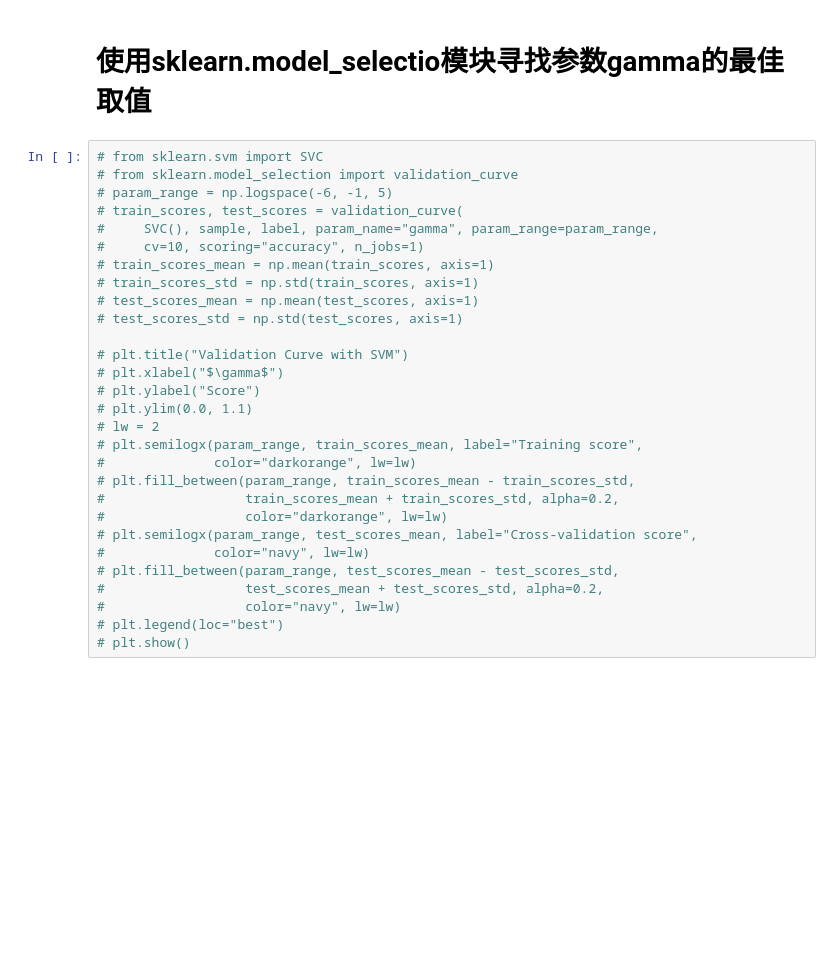
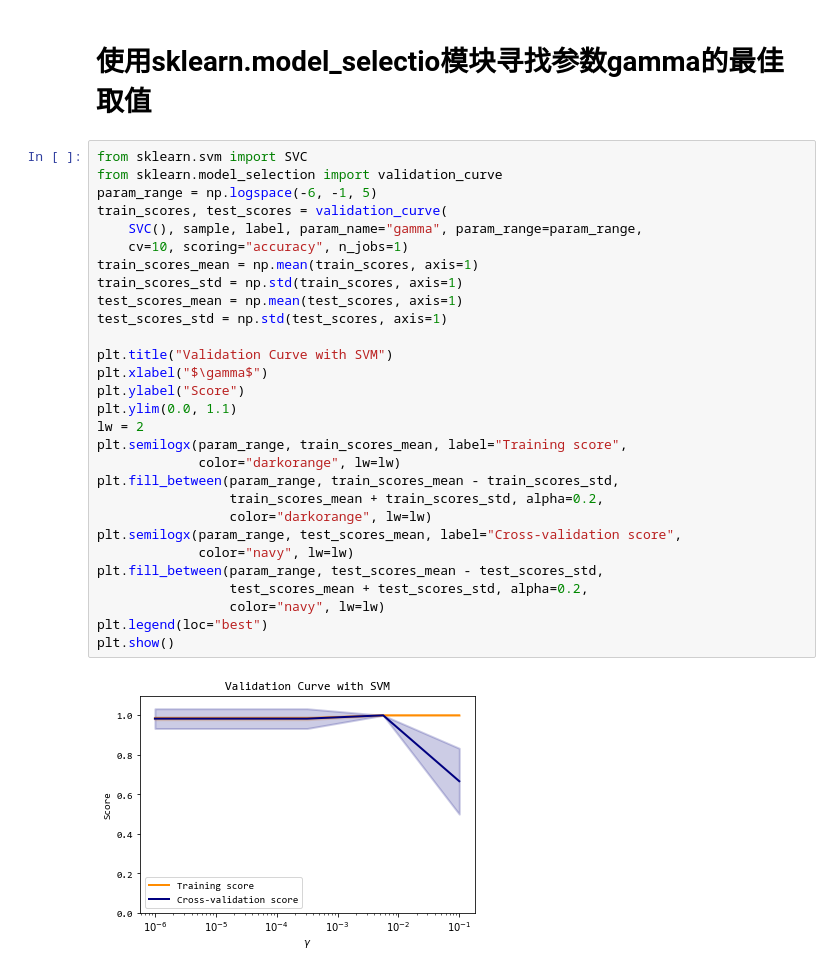
Before and after one commit to korewayume/MLCookbook, a Jupyter notebook: notebooks/SVC.ipynb, the cells around one changed output. Cells and saved outputs as stored; diff of their text form; blank space fills up the shorter version.

```diff
--- a/notebooks/SVC.ipynb
+++ b/notebooks/SVC.ipynb
@@ -68,31 +68,33 @@ array(['a'],
 # %% [markdown]
 # 使用sklearn.model_selectio模块寻找参数gamma的最佳取值
 # %%
-# from sklearn.svm import SVC
-# from sklearn.model_selection import validation_curve
-# param_range = np.logspace(-6, -1, 5)
-# train_scores, test_scores = validation_curve(
-#     SVC(), sample, label, param_name="gamma", param_range=param_range,
-#     cv=10, scoring="accuracy", n_jobs=1)
-# train_scores_mean = np.mean(train_scores, axis=1)
-# train_scores_std = np.std(train_scores, axis=1)
-# test_scores_mean = np.mean(test_scores, axis=1)
-# test_scores_std = np.std(test_scores, axis=1)
+from sklearn.svm import SVC
+from sklearn.model_selection import validation_curve
+param_range = np.logspace(-6, -1, 5)
+train_scores, test_scores = validation_curve(
+    SVC(), sample, label, param_name="gamma", param_range=param_range,
+    cv=10, scoring="accuracy", n_jobs=1)
+train_scores_mean = np.mean(train_scores, axis=1)
+train_scores_std = np.std(train_scores, axis=1)
+test_scores_mean = np.mean(test_scores, axis=1)
+test_scores_std = np.std(test_scores, axis=1)
 
-# plt.title("Validation Curve with SVM")
-# plt.xlabel("$\gamma$")
-# plt.ylabel("Score")
-# plt.ylim(0.0, 1.1)
-# lw = 2
-# plt.semilogx(param_range, train_scores_mean, label="Training score",
-#              color="darkorange", lw=lw)
-# plt.fill_between(param_range, train_scores_mean - train_scores_std,
-#                  train_scores_mean + train_scores_std, alpha=0.2,
-#                  color="darkorange", lw=lw)
-# plt.semilogx(param_range, test_scores_mean, label="Cross-validation score",
-#              color="navy", lw=lw)
-# plt.fill_between(param_range, test_scores_mean - test_scores_std,
-#                  test_scores_mean + test_scores_std, alpha=0.2,
-#                  color="navy", lw=lw)
-# plt.legend(loc="best")
-# plt.show()
+plt.title("Validation Curve with SVM")
+plt.xlabel("$\gamma$")
+plt.ylabel("Score")
+plt.ylim(0.0, 1.1)
+lw = 2
+plt.semilogx(param_range, train_scores_mean, label="Training score",
+             color="darkorange", lw=lw)
+plt.fill_between(param_range, train_scores_mean - train_scores_std,
+                 train_scores_mean + train_scores_std, alpha=0.2,
+                 color="darkorange", lw=lw)
+plt.semilogx(param_range, test_scores_mean, label="Cross-validation score",
+             color="navy", lw=lw)
+plt.fill_between(param_range, test_scores_mean - test_scores_std,
+                 test_scores_mean + test_scores_std, alpha=0.2,
+                 color="navy", lw=lw)
+plt.legend(loc="best")
+plt.show()
+# %% [output]
+[figure, added]
```
Also changed, not shown: 1 other file.
